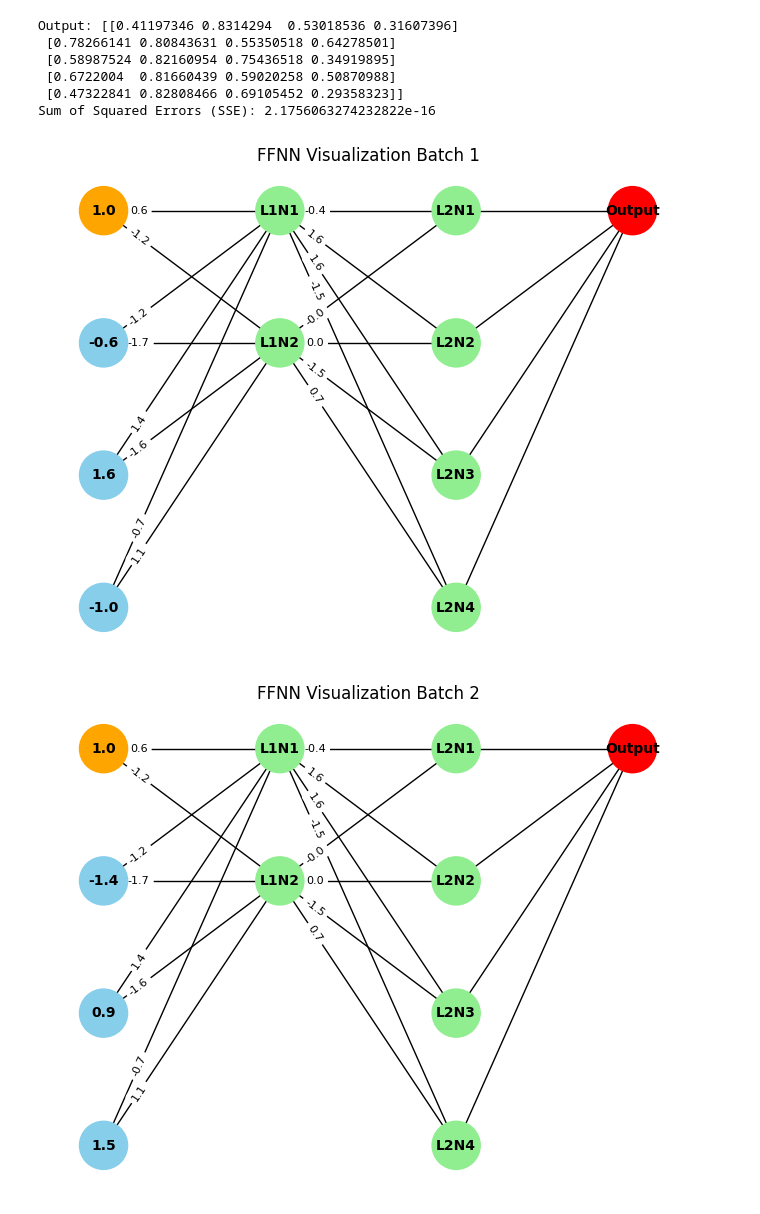
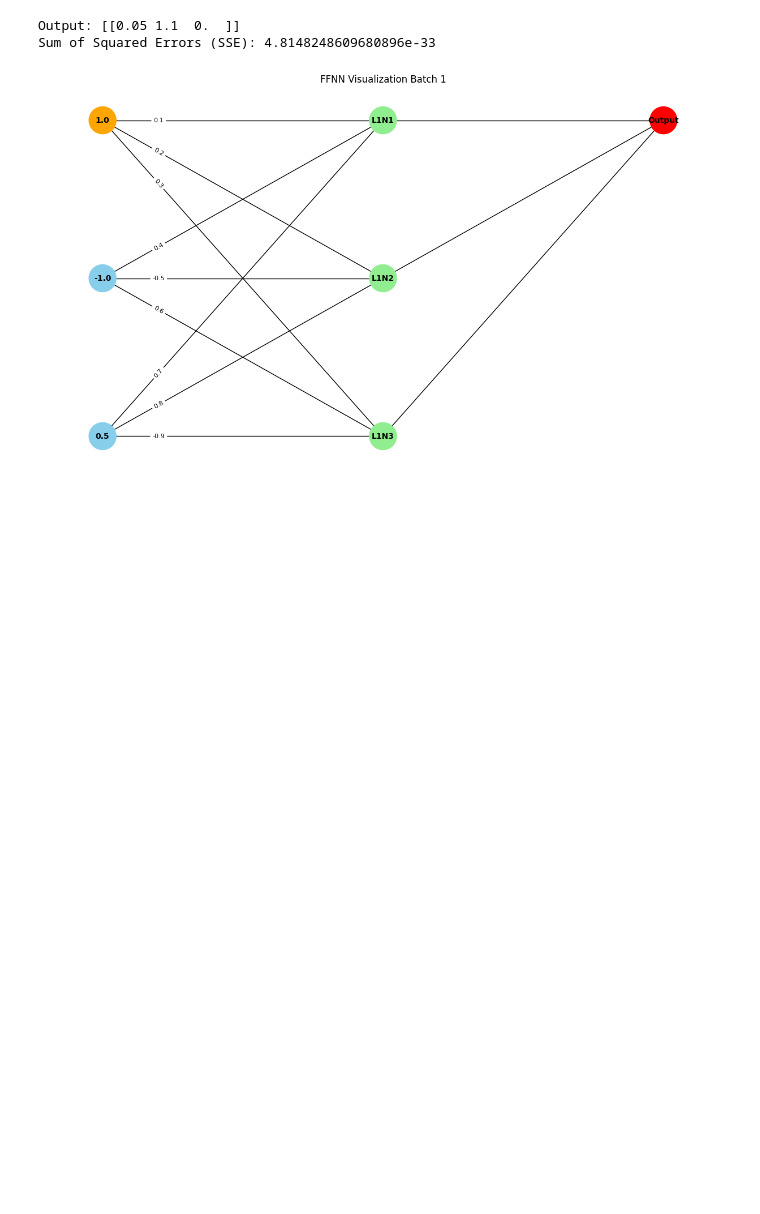
Before and after one commit to NicholasLiem/IF3270_FP_FFNN, a Jupyter notebook: Main.ipynb, the cells around one changed output. Saved outputs shown, nothing was run; the diff lists cells and outputs as text; code cells hidden in the pictures; blank space fills up the shorter version.

```diff
--- a/Main.ipynb
+++ b/Main.ipynb
@@ -59,28 +59,23 @@ class FastFeedNeuralNetwork:
 # %%
 def main():
     # json_path = "Tests/" + input("Input json file name (*.json in Tests folder): ")
-    json_path = 'Tests/sigmoid.json'
+    json_path = 'Tests/relu.json'
     parser = JsonModelParser(json_path)
     if parser.data is None:
         print("Failed to load or parse the JSON data.")
 
     ffnn = FastFeedNeuralNetwork(parser.layers, parser.weights, parser.input_data)
     output = ffnn.predict()
     print("Output:", output)
     sse = np.sum((np.array(parser.output) - output) ** 2)
     print("Sum of Squared Errors (SSE):", sse)
 
     # Prints the graph
     ffnn.graph_visualizer.visualize()
 
 if __name__ == '__main__':
     main()
 # %% [output]
-Output: [[0.41197346 0.8314294  0.53018536 0.31607396]
- [0.78266141 0.80843631 0.55350518 0.64278501]
- [0.58987524 0.82160954 0.75436518 0.34919895]
- [0.6722004  0.81660439 0.59020258 0.50870988]
- [0.47322841 0.82808466 0.69105452 0.29358323]]
-Sum of Squared Errors (SSE): 2.1756063274232822e-16
+Output: [[0.05 1.1  0.  ]]
+Sum of Squared Errors (SSE): 4.8148248609680896e-33
-[figure, old version]
+[figure, new version]
-[figure, removed]
```
Also changed, not shown: parts of 1 cell of this notebook, 1 other file.
